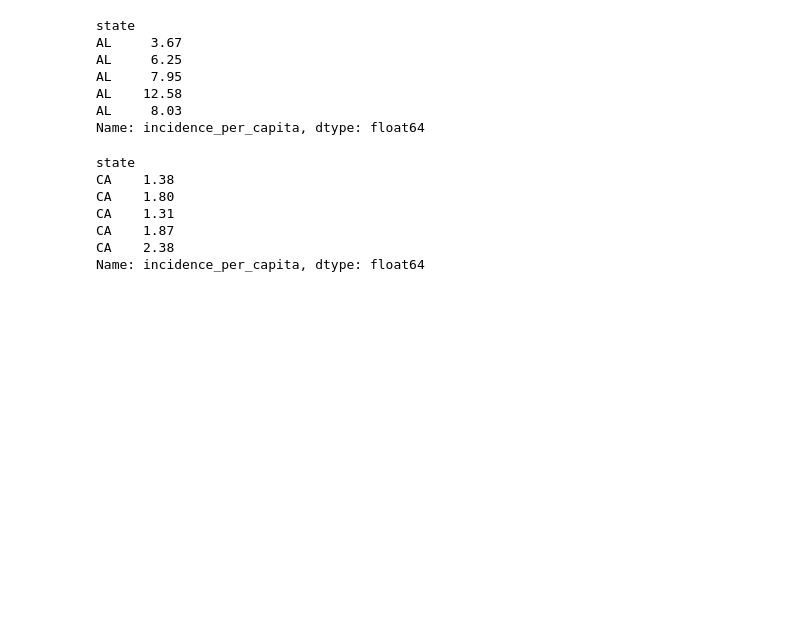
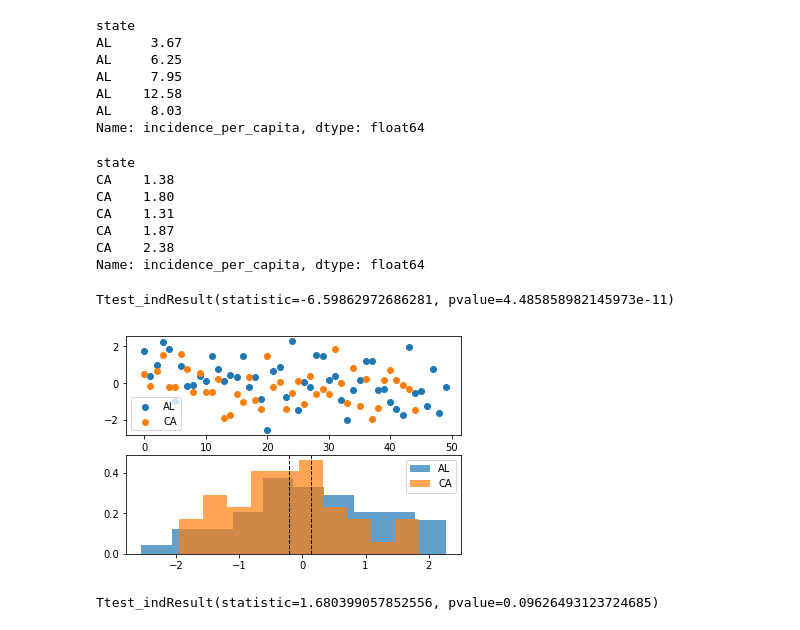
Before and after one commit to shettman/Epidemics-Project, a Jupyter notebook: Ttest_AL&CA.ipynb, the cells around one changed output. Cells and saved outputs as stored; diff of their text form; code cells hidden in the pictures; blank space fills up the shorter version.

```diff
--- a/Ttest_AL&CA.ipynb
+++ b/Ttest_AL&CA.ipynb
@@ -64,7 +64,7 @@ AL     8.03
 Name: incidence_per_capita, dtype: float64
 # %%
 #Grab the data contained within the "CA" row and "cases" column
-CA = file_three_df.loc["CA", "week", "incidence_per_capita"]
+CA = file_three_df.loc["CA", "incidence_per_capita"]
 CA.head()
 # %% [output]
 state
@@ -74,3 +74,39 @@ CA    1.31
 CA    1.87
 CA    2.38
 Name: incidence_per_capita, dtype: float64
+# %%
+stats.ttest_ind(AL, CA, equal_var=False)
+# %% [output]
+Ttest_indResult(statistic=-6.59862972686281, pvalue=4.485858982145973e-11)
+# %%
+# Generate some fake data to test with
+def gendata(loc1=0, loc2=0):
+    AL = stats.norm.rvs(loc=loc1, size=50, random_state=0)
+    CA = stats.norm.rvs(loc=loc2, size=45, random_state=42)
+
+    # Scatter Plot of Data
+    plt.subplot(2, 1, 1)
+    plt.scatter(range(len(AL)), AL, label="AL")
+    plt.scatter(range(len(CA)), CA, label="CA")
+    plt.legend()
+
+    # Histogram Plot of Data
+    plt.subplot(2, 1, 2)
+    plt.hist(AL, 10, density=True, alpha=0.7, label="AL")
+    plt.hist(CA, 10, density=True, alpha=0.7, label="CA")
+    plt.axvline(AL.mean(), color='k', linestyle='dashed', linewidth=1)
+    plt.axvline(CA.mean(), color='k', linestyle='dashed', linewidth=1)
+    plt.legend()
+
+    return AL, CA
+# %%
+# Generate some data and show the scatter plot
+AL, CA = gendata()
+# %% [output]
+[figure, added]
+# %%
+# Note: Setting equal_var=False performs Welch's t-test which does
+# not assume equal population variance
+stats.ttest_ind(AL, CA, equal_var=False)
+# %% [output]
+Ttest_indResult(statistic=1.680399057852556, pvalue=0.09626493123724685)
```
Also changed, not shown: parts of 6 cells of this notebook.
